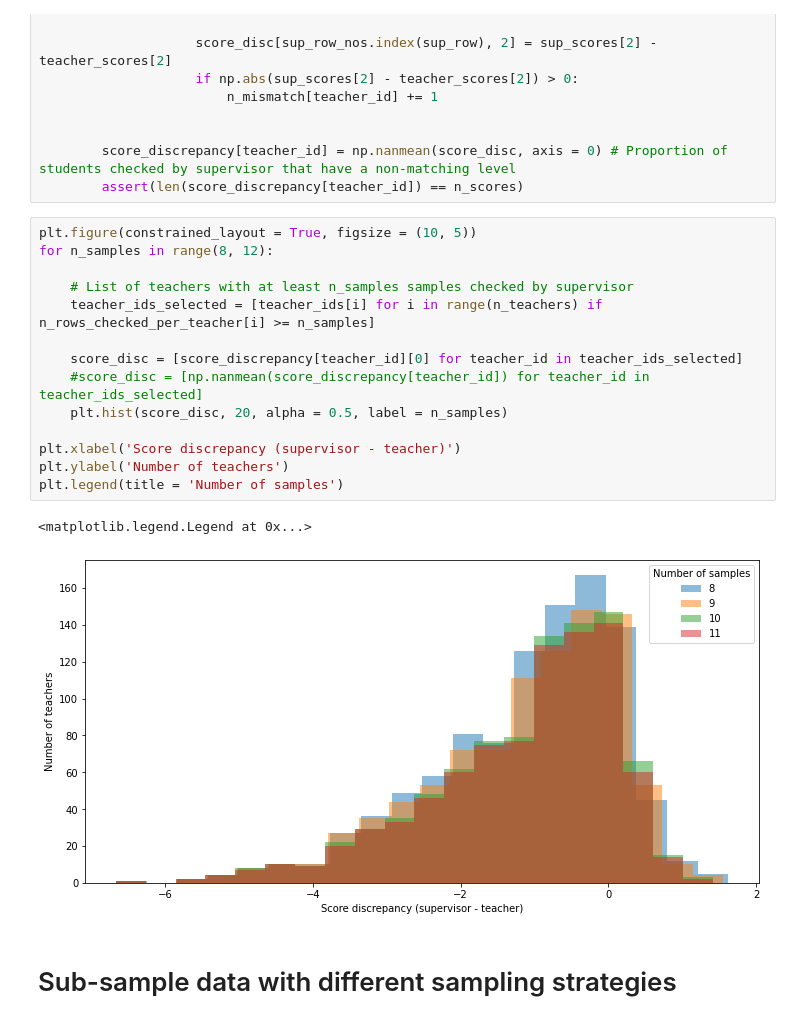
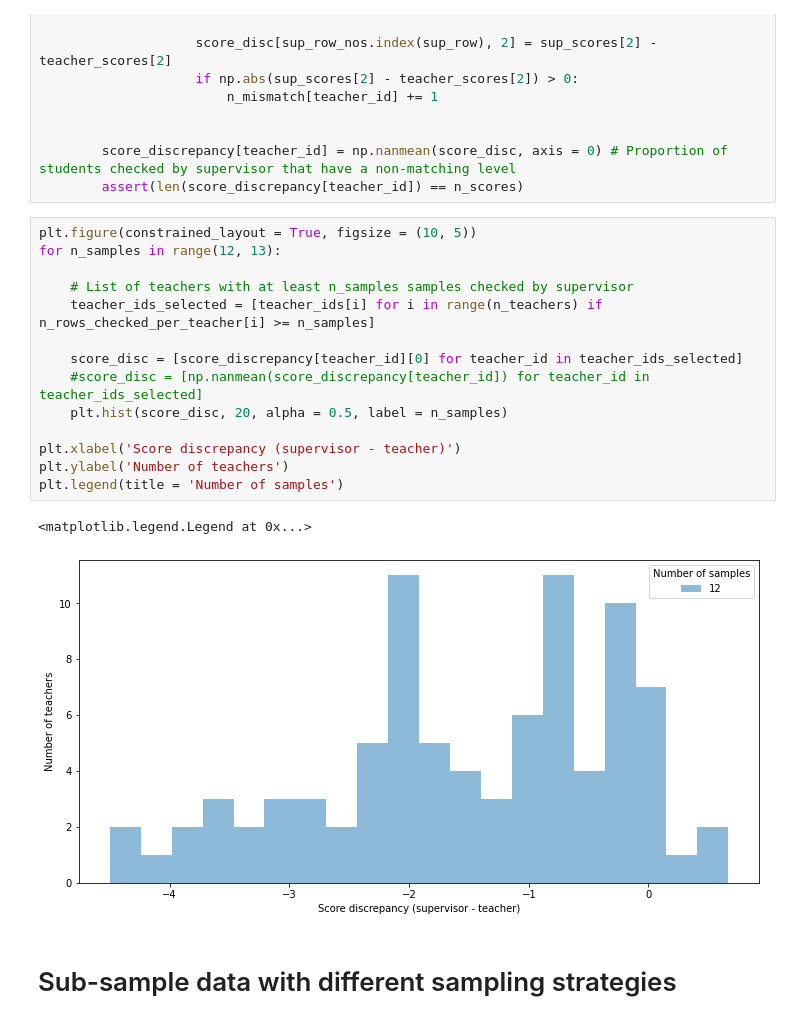
Before and after one commit to amrita112/DiscSim-old, a Jupyter notebook: sampling_strategy.ipynb, the cells around one changed output. Drawn from its saved outputs; the diff is of its cells as text.

```diff
--- a/sampling_strategy.ipynb
+++ b/sampling_strategy.ipynb
@@ -458,21 +462,21 @@ for teacher_id in tqdm(teacher_ids):
         assert(len(score_discrepancy[teacher_id]) == n_scores)
 # %%
 plt.figure(constrained_layout = True, figsize = (10, 5))
-for n_samples in range(8, 12):
+for n_samples in range(12, 13):
 
     # List of teachers with at least n_samples samples checked by supervisor
     teacher_ids_selected = [teacher_ids[i] for i in range(n_teachers) if n_rows_checked_per_teacher[i] >= n_samples]
 
     score_disc = [score_discrepancy[teacher_id][0] for teacher_id in teacher_ids_selected]
     #score_disc = [np.nanmean(score_discrepancy[teacher_id]) for teacher_id in teacher_ids_selected]
     plt.hist(score_disc, 20, alpha = 0.5, label = n_samples)
 
 plt.xlabel('Score discrepancy (supervisor - teacher)')
 plt.ylabel('Number of teachers')
 plt.legend(title = 'Number of samples')
 # %% [output]
 <matplotlib.legend.Legend at 0x...>
-[figure, old version]
+[figure, new version]
 # %% [markdown]
 # Sub-sample data with different sampling strategies
 # %% [markdown]
```
Also changed, not shown: parts of 9 cells of this notebook.
